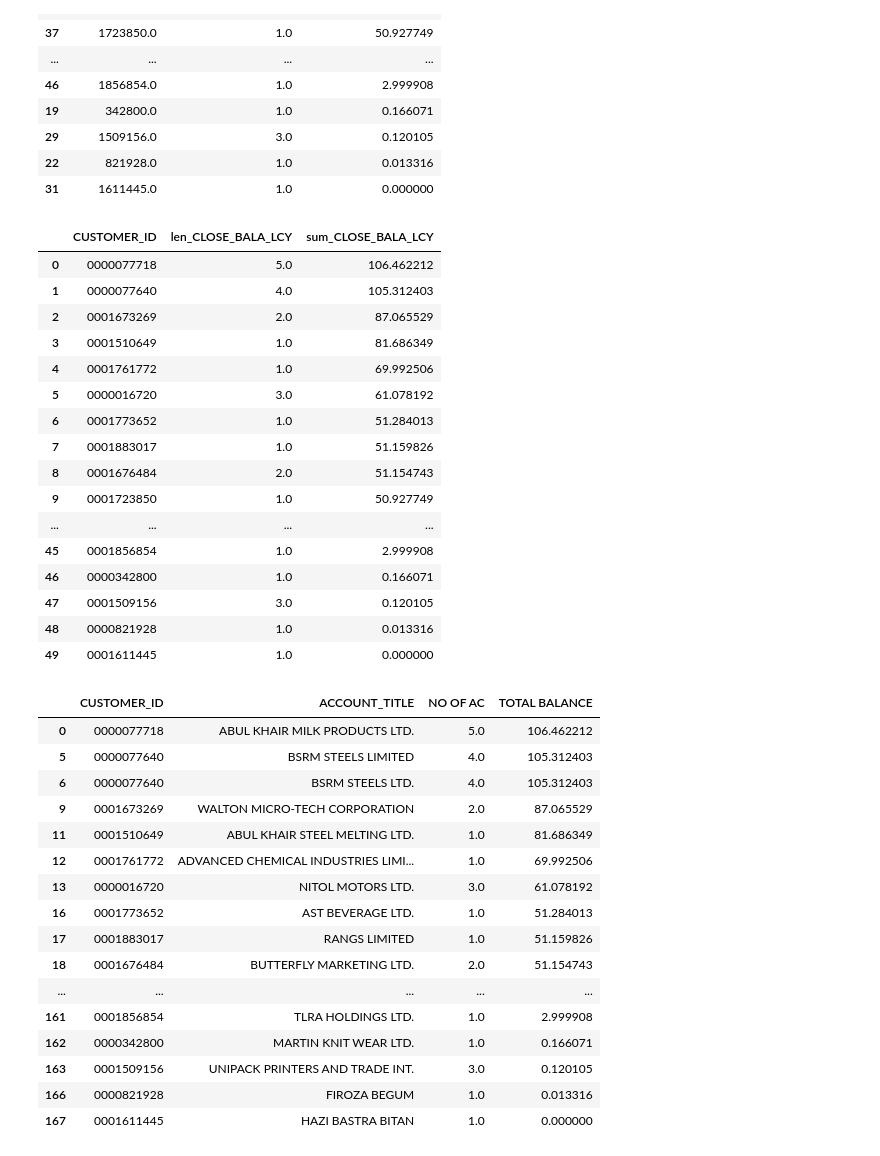
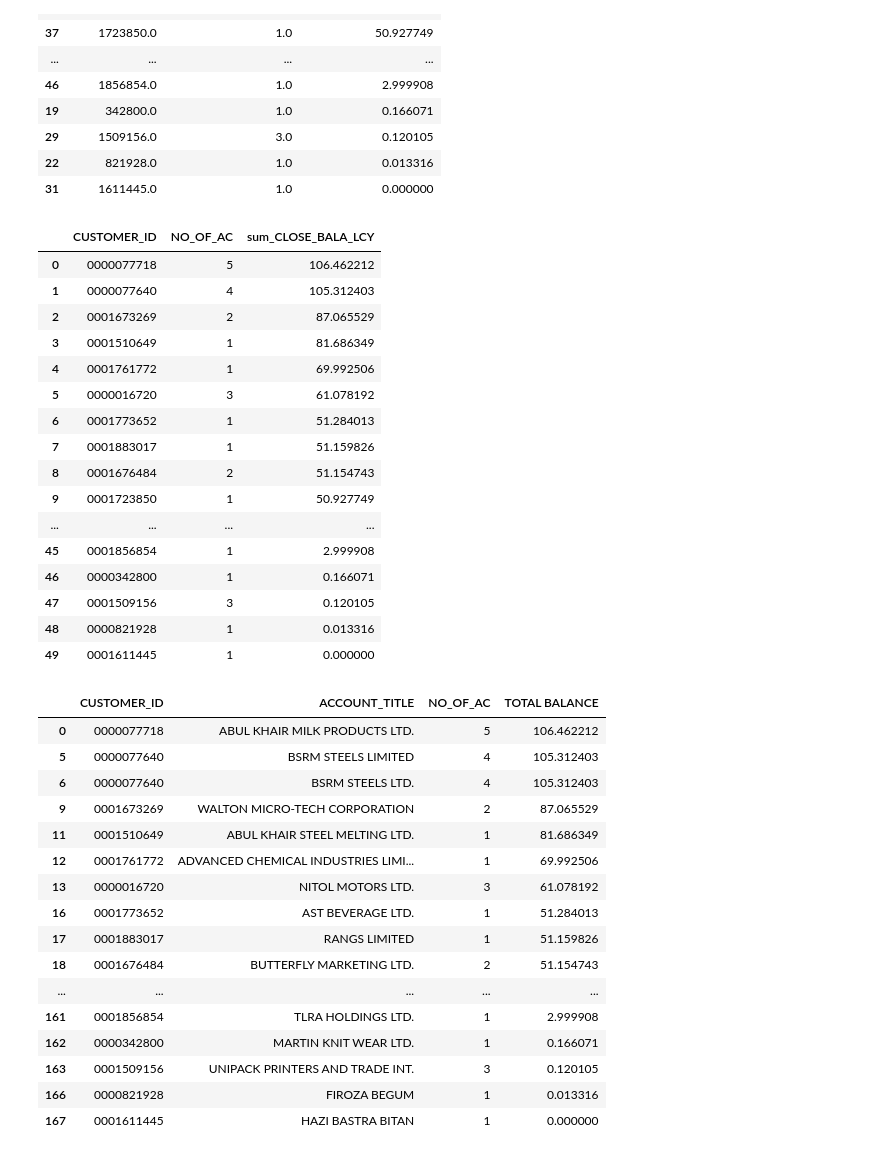
Before and after one commit to Karagul/Loan-Data-Analysis, a Jupyter notebook: Loans_without_Coll.ipynb, the cells around one changed output. Drawn from its saved outputs; the diff is of its cells as text; code cells hidden in the pictures.

```diff
--- a/Loans_without_Coll.ipynb
+++ b/Loans_without_Coll.ipynb
@@ -104,31 +104,37 @@ p1
 # %%
 # add leading 0 to make 10 character string, 12 is put here as theere is a decimal and a 0 after
 p1['CUSTOMER_ID']=p1['CUSTOMER_ID'].apply(lambda x: x.zfill(12))
 
 # substr and remove the decimal and zero
 p1['CUSTOMER_ID']=p1['CUSTOMER_ID'].str[:10]
 
+# rename the columns
+p1=p1.rename(columns={'len_CLOSE_BALA_LCY':'NO_OF_AC'})
+
+# make the account no column integer
+p1['NO_OF_AC']=p1['NO_OF_AC'].astype(int)
+
 # make the index ordered
 p1.index=np.arange(0, len(p1))
 p1
 # %% [output]
-|  | CUSTOMER_ID | len_CLOSE_BALA_LCY | sum_CLOSE_BALA_LCY |
-| 0 | 0000077718 | 5.0 | 106.462212 |
-| 1 | 0000077640 | 4.0 | 105.312403 |
-| 2 | 0001673269 | 2.0 | 87.065529 |
-| 3 | 0001510649 | 1.0 | 81.686349 |
-| 4 | 0001761772 | 1.0 | 69.992506 |
-| 5 | 0000016720 | 3.0 | 61.078192 |
-| 6 | 0001773652 | 1.0 | 51.284013 |
-| 7 | 0001883017 | 1.0 | 51.159826 |
-| 8 | 0001676484 | 2.0 | 51.154743 |
-| 9 | 0001723850 | 1.0 | 50.927749 |
+|  | CUSTOMER_ID | NO_OF_AC | sum_CLOSE_BALA_LCY |
+| 0 | 0000077718 | 5 | 106.462212 |
+| 1 | 0000077640 | 4 | 105.312403 |
+| 2 | 0001673269 | 2 | 87.065529 |
+| 3 | 0001510649 | 1 | 81.686349 |
+| 4 | 0001761772 | 1 | 69.992506 |
+| 5 | 0000016720 | 3 | 61.078192 |
+| 6 | 0001773652 | 1 | 51.284013 |
+| 7 | 0001883017 | 1 | 51.159826 |
+| 8 | 0001676484 | 2 | 51.154743 |
+| 9 | 0001723850 | 1 | 50.927749 |
 | ... | ... | ... | ... |
-| 45 | 0001856854 | 1.0 | 2.999908 |
-| 46 | 0000342800 | 1.0 | 0.166071 |
-| 47 | 0001509156 | 3.0 | 0.120105 |
-| 48 | 0000821928 | 1.0 | 0.013316 |
-| 49 | 0001611445 | 1.0 | 0.000000 |
+| 45 | 0001856854 | 1 | 2.999908 |
+| 46 | 0000342800 | 1 | 0.166071 |
+| 47 | 0001509156 | 3 | 0.120105 |
+| 48 | 0000821928 | 1 | 0.013316 |
+| 49 | 0001611445 | 1 | 0.000000 |
 # %%
 # turn d1 customer id string, fill upto 12 and then keep only the first 10 characters
 d1['CUSTOMER_ID']=d1['CUSTOMER_ID'].astype(str).apply(lambda x: x.zfill(12)).str[:10]
@@ -144,20 +150,20 @@ dd=dd.rename(columns={'len_CLOSE_BALA_LCY':'NO OF AC', 'sum_CLOSE_BALA_LCY':'TOT
 
 dd
 # %% [output]
-|  | CUSTOMER_ID | ACCOUNT_TITLE | NO OF AC | TOTAL BALANCE |
-| 0 | 0000077718 | ABUL KHAIR MILK PRODUCTS LTD. | 5.0 | 106.462212 |
-| 5 | 0000077640 | BSRM STEELS LIMITED | 4.0 | 105.312403 |
-| 6 | 0000077640 | BSRM STEELS LTD. | 4.0 | 105.312403 |
-| 9 | 0001673269 | WALTON MICRO-TECH CORPORATION | 2.0 | 87.065529 |
-| 11 | 0001510649 | ABUL KHAIR STEEL MELTING LTD. | 1.0 | 81.686349 |
-| 12 | 0001761772 | ADVANCED CHEMICAL INDUSTRIES LIMI... | 1.0 | 69.992506 |
-| 13 | 0000016720 | NITOL MOTORS LTD. | 3.0 | 61.078192 |
-| 16 | 0001773652 | AST BEVERAGE LTD. | 1.0 | 51.284013 |
-| 17 | 0001883017 | RANGS LIMITED | 1.0 | 51.159826 |
-| 18 | 0001676484 | BUTTERFLY MARKETING LTD. | 2.0 | 51.154743 |
+|  | CUSTOMER_ID | ACCOUNT_TITLE | NO_OF_AC | TOTAL BALANCE |
+| 0 | 0000077718 | ABUL KHAIR MILK PRODUCTS LTD. | 5 | 106.462212 |
+| 5 | 0000077640 | BSRM STEELS LIMITED | 4 | 105.312403 |
+| 6 | 0000077640 | BSRM STEELS LTD. | 4 | 105.312403 |
+| 9 | 0001673269 | WALTON MICRO-TECH CORPORATION | 2 | 87.065529 |
+| 11 | 0001510649 | ABUL KHAIR STEEL MELTING LTD. | 1 | 81.686349 |
+| 12 | 0001761772 | ADVANCED CHEMICAL INDUSTRIES LIMI... | 1 | 69.992506 |
+| 13 | 0000016720 | NITOL MOTORS LTD. | 3 | 61.078192 |
+| 16 | 0001773652 | AST BEVERAGE LTD. | 1 | 51.284013 |
+| 17 | 0001883017 | RANGS LIMITED | 1 | 51.159826 |
+| 18 | 0001676484 | BUTTERFLY MARKETING LTD. | 2 | 51.154743 |
 | ... | ... | ... | ... | ... |
-| 161 | 0001856854 | TLRA HOLDINGS LTD. | 1.0 | 2.999908 |
-| 162 | 0000342800 | MARTIN KNIT WEAR LTD. | 1.0 | 0.166071 |
-| 163 | 0001509156 | UNIPACK PRINTERS AND TRADE INT. | 3.0 | 0.120105 |
-| 166 | 0000821928 | FIROZA BEGUM | 1.0 | 0.013316 |
-| 167 | 0001611445 | HAZI BASTRA BITAN | 1.0 | 0.000000 |
+| 161 | 0001856854 | TLRA HOLDINGS LTD. | 1 | 2.999908 |
+| 162 | 0000342800 | MARTIN KNIT WEAR LTD. | 1 | 0.166071 |
+| 163 | 0001509156 | UNIPACK PRINTERS AND TRADE INT. | 3 | 0.120105 |
+| 166 | 0000821928 | FIROZA BEGUM | 1 | 0.013316 |
+| 167 | 0001611445 | HAZI BASTRA BITAN | 1 | 0.000000 |
```
